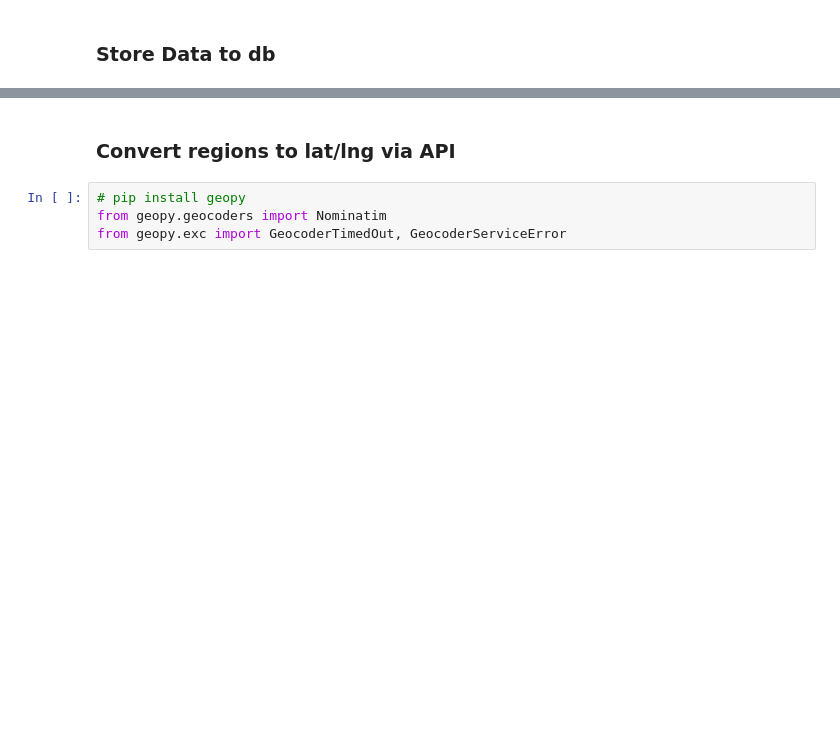
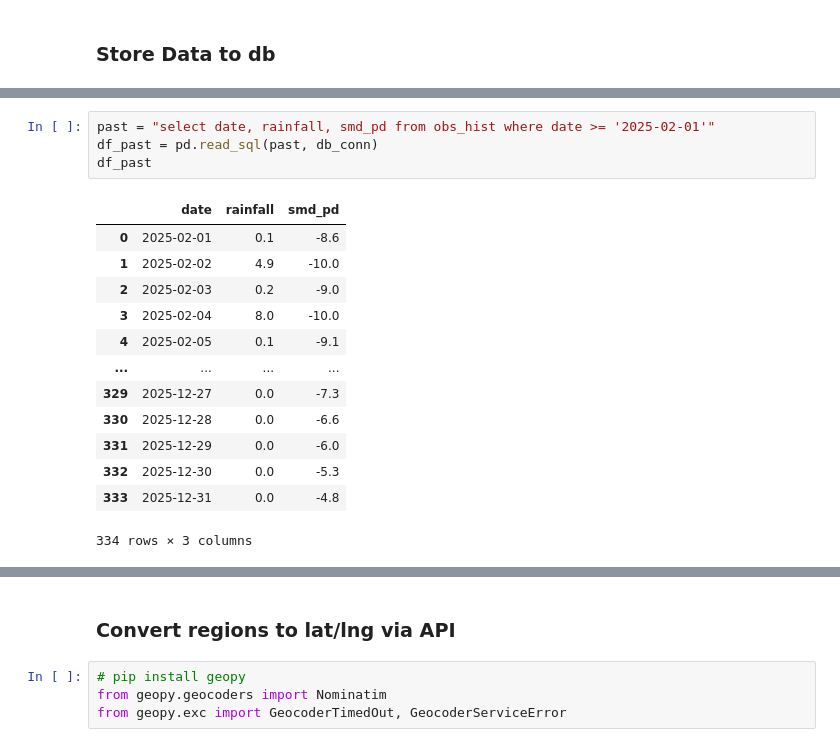
Before and after one commit to RYEONGRYEONG/NORA, a Jupyter notebook: notebooks/Project.ipynb, the cells around one changed output, grey strips where cells are left out. Saved outputs shown, nothing was run; the diff lists cells and outputs as text; blank space fills up the shorter version.

```diff
--- a/notebooks/Project.ipynb
+++ b/notebooks/Project.ipynb
@@ -437,0 +466,18 @@ succeed
+# %%
+past = "select date, rainfall, smd_pd from obs_hist where date >= '2025-02-01'"
+df_past = pd.read_sql(past, db_conn)
+df_past
+# %% [output]
+|  | date | rainfall | smd_pd |
+| 0 | 2025-02-01 | 0.1 | -8.6 |
+| 1 | 2025-02-02 | 4.9 | -10.0 |
+| 2 | 2025-02-03 | 0.2 | -9.0 |
+| 3 | 2025-02-04 | 8.0 | -10.0 |
+| 4 | 2025-02-05 | 0.1 | -9.1 |
+| ... | ... | ... | ... |
+| 329 | 2025-12-27 | 0.0 | -7.3 |
+| 330 | 2025-12-28 | 0.0 | -6.6 |
+| 331 | 2025-12-29 | 0.0 | -6.0 |
+| 332 | 2025-12-30 | 0.0 | -5.3 |
+| 333 | 2025-12-31 | 0.0 | -4.8 |
+334 rows × 3 columns
```
Also changed, not shown: parts of 13 cells of this notebook.
